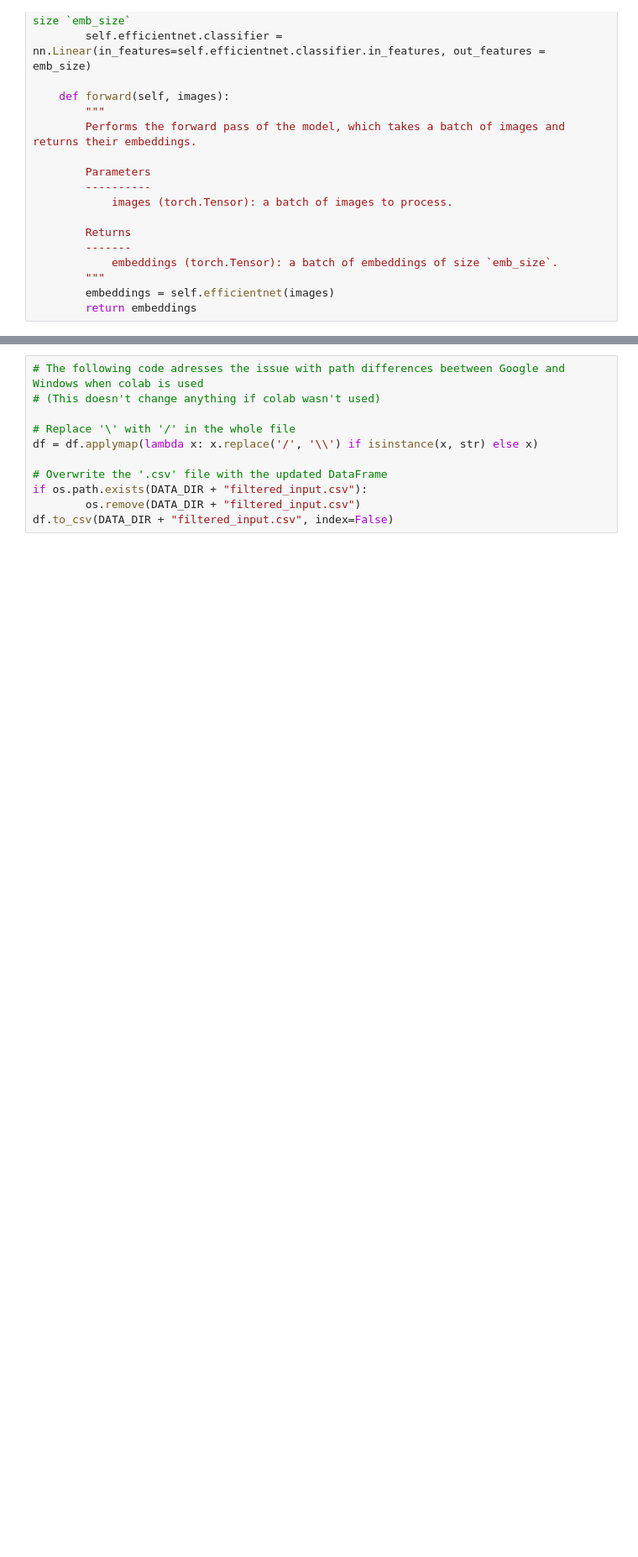
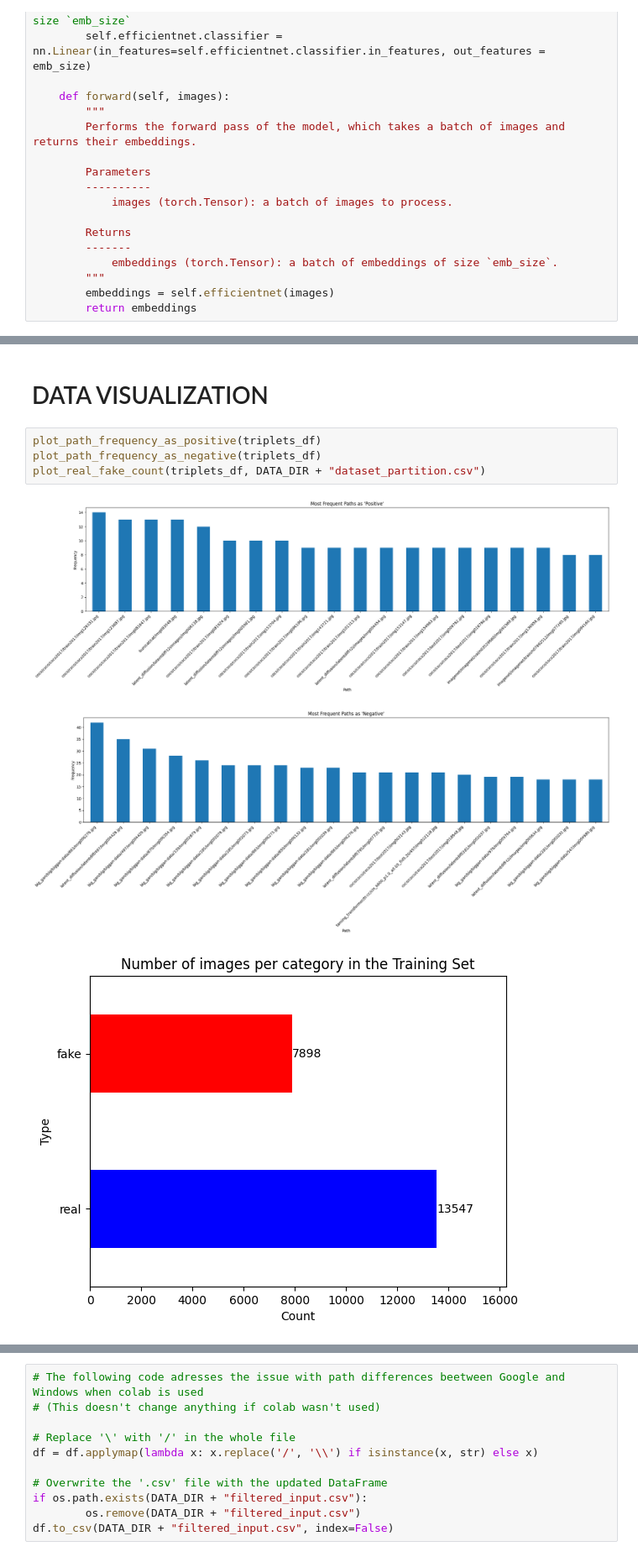
Before and after one commit to MarioCicalese/SiameseNN-for-Fake-images-detection, a Jupyter notebook: Semi-Hard_TripletsMining.ipynb, the cells around one changed output, grey strips where cells are left out. Shown: that part at 84% size. Cells and saved outputs as stored; diff of their text form; blank space fills up the shorter version.

```diff
--- a/Semi-Hard_TripletsMining.ipynb
+++ b/Semi-Hard_TripletsMining.ipynb
@@ -478,2 +438,12 @@ plot_real_fake_count(df)
+# %% [markdown]
+# DATA VISUALIZATION
+# %%
+plot_path_frequency_as_positive(triplets_df)
+plot_path_frequency_as_negative(triplets_df)
+plot_real_fake_count(triplets_df, DATA_DIR + "dataset_partition.csv")
+# %% [output]
+[figure, added]
+[figure, added]
+[figure, added]
 # %%
 # Read lengths of CSV files
```
Also changed, not shown: parts of 37 cells of this notebook, 5 other files.
